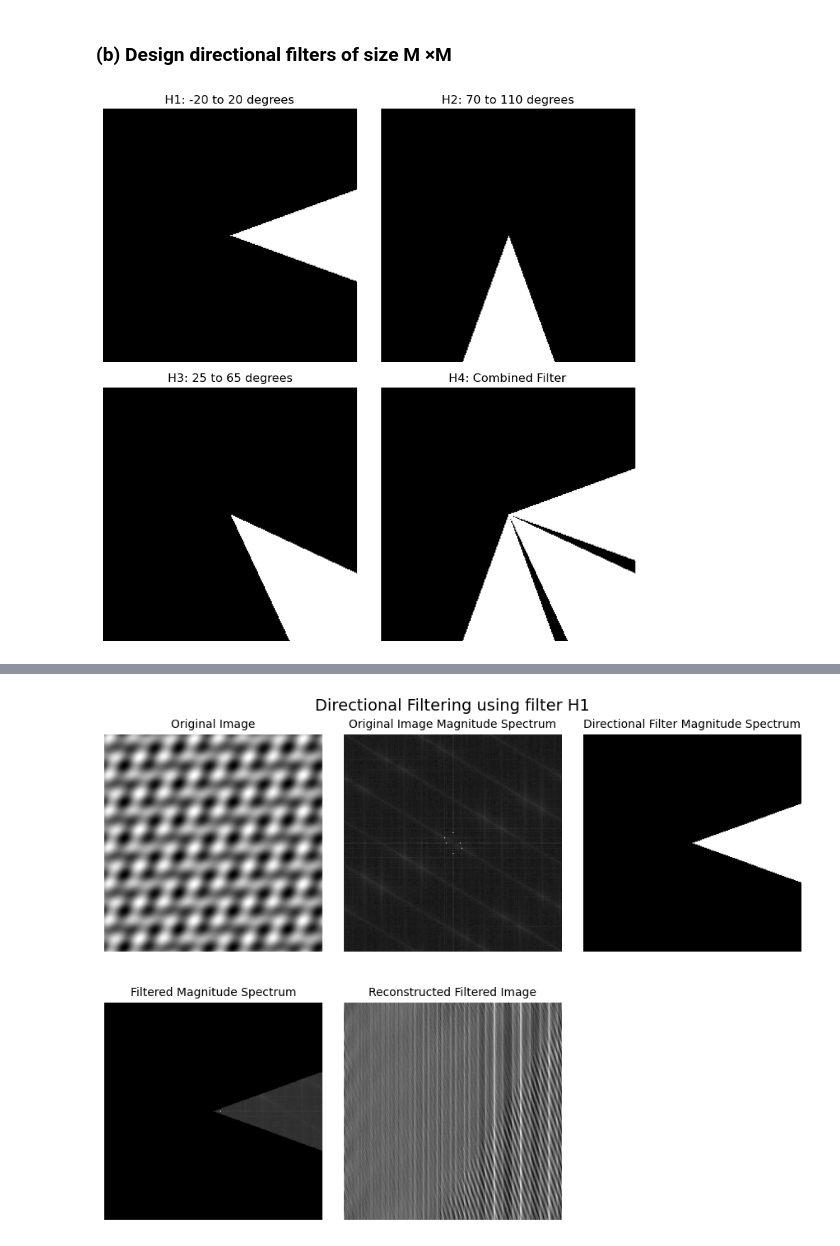
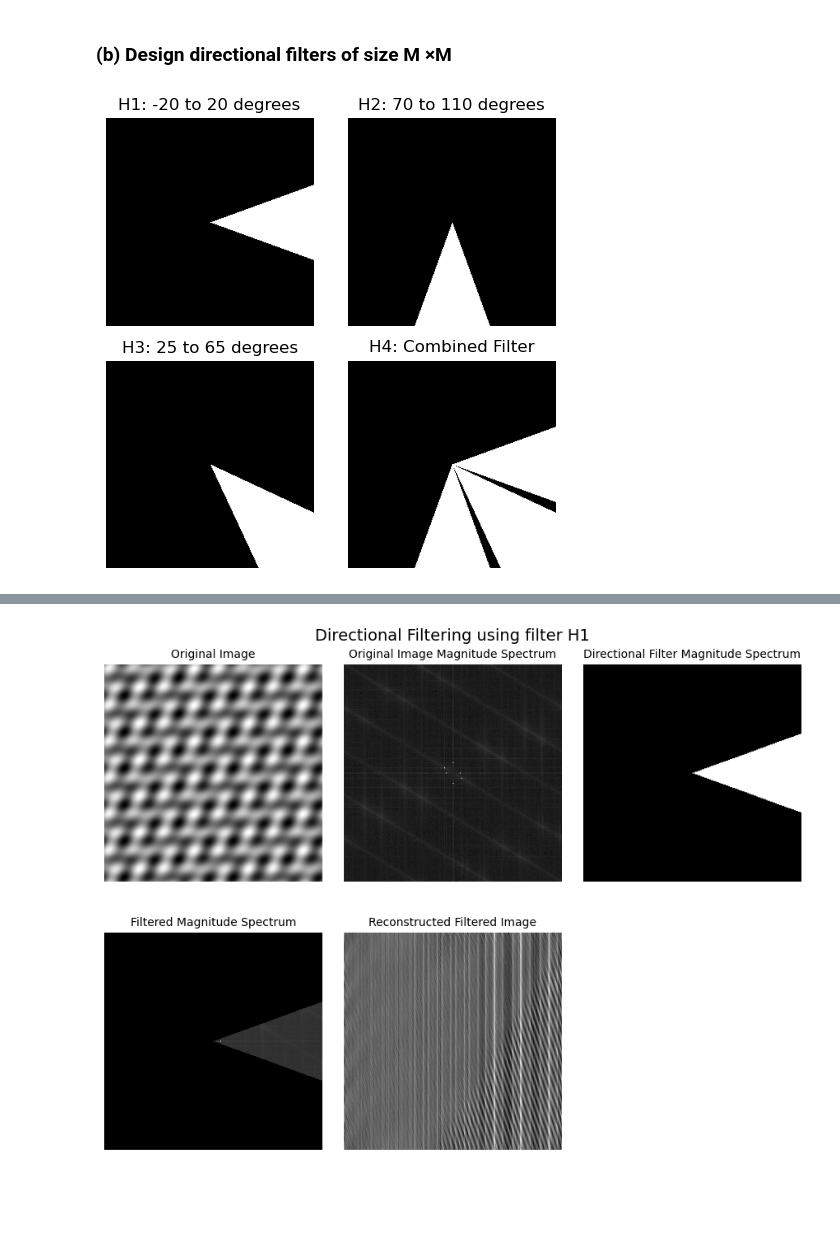
Before and after one commit to Pritam1102/DIP2025, a Jupyter notebook: assignment3/assignment3.ipynb, the cells around one changed output, grey strips where cells are left out. Cells and saved outputs as stored; diff of their text form; code cells hidden in the pictures; blank space fills up the shorter version.

```diff
--- a/assignment3/assignment3.ipynb
+++ b/assignment3/assignment3.ipynb
@@ -104,27 +104,27 @@ def directional_filter(M, W1,W2):
 # %%
 H1 = directional_filter(M, -20, 20)
 H2 = directional_filter(M, 70, 110)
 H3 = directional_filter(M, 25, 65)
 H4 = H1 + H2 + H3
 H4[H4 > 1] = 1  #Elementwise maximum value of 1
-plt.figure(figsize=(8,8))
+plt.figure(figsize=(5,5))
 plt.subplot(2,2,1)
 plt.imshow(H1, cmap='gray')
 plt.title('H1: -20 to 20 degrees')
 plt.axis('off')
 plt.subplot(2,2,2)
 plt.imshow(H2, cmap='gray')
 plt.title('H2: 70 to 110 degrees')
 plt.axis('off')
 plt.subplot(2,2,3)
 plt.imshow(H3, cmap='gray')
 plt.title('H3: 25 to 65 degrees')
 plt.axis('off')
 plt.subplot(2,2,4)
 plt.imshow(H4, cmap='gray')
 plt.title('H4: Combined Filter')
 plt.axis('off')
 plt.tight_layout()
 plt.show()
 # %% [output]
-[figure, old version]
+[figure, new version]
```
Also changed, not shown: parts of 12 cells of this notebook.
